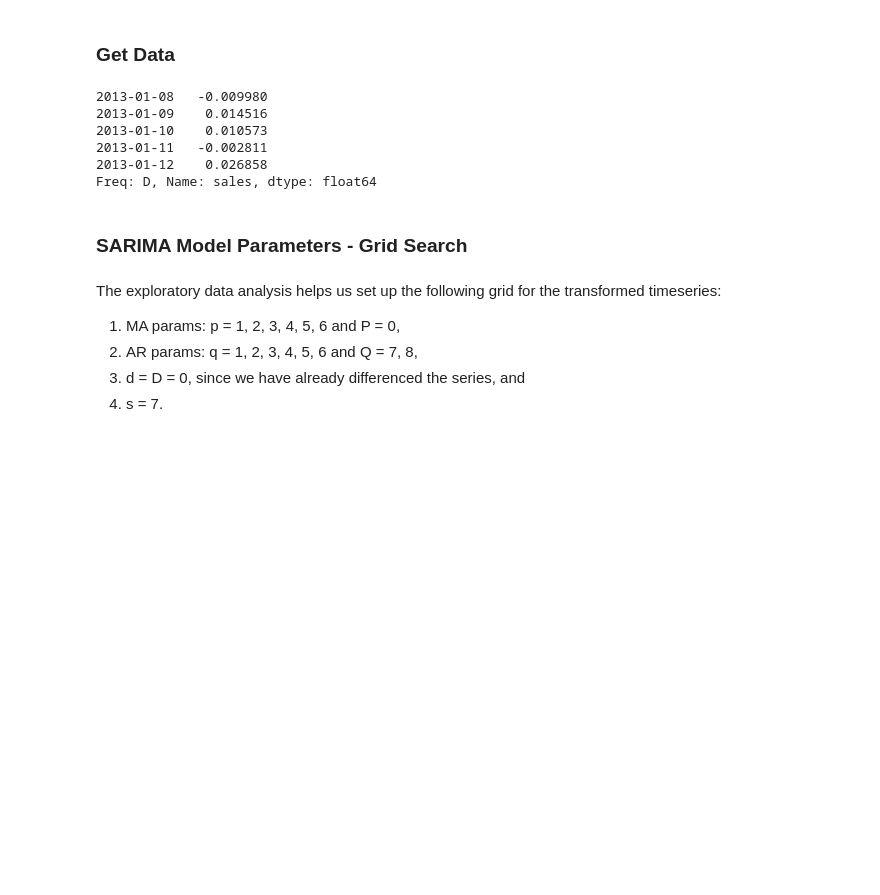
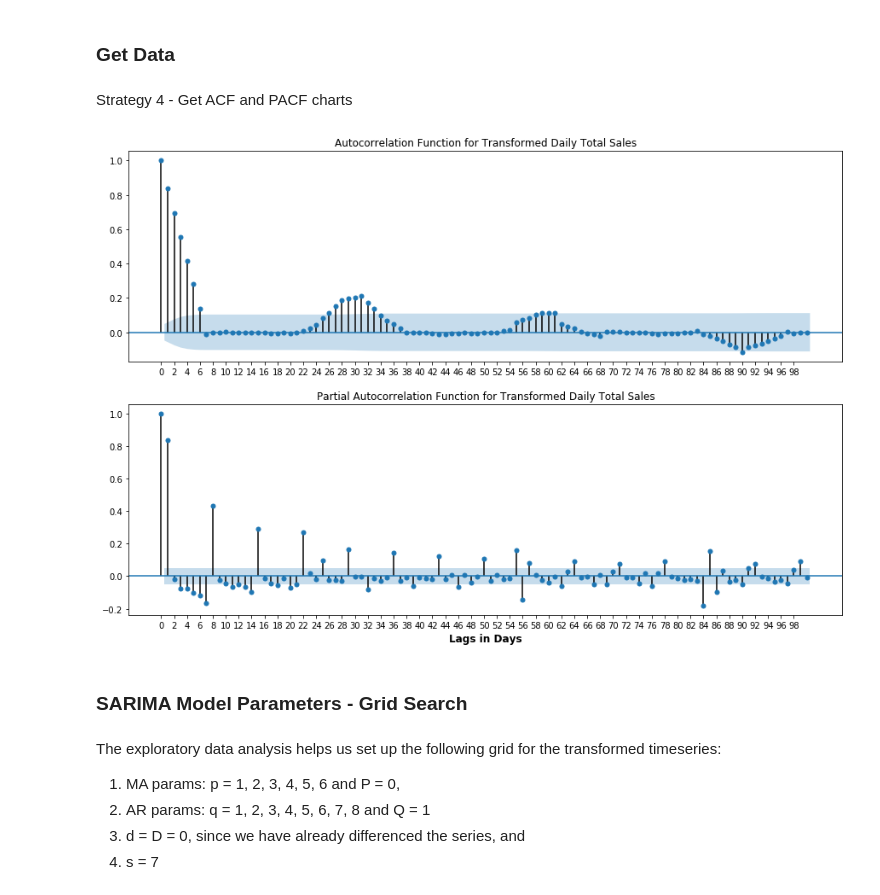
Before and after one commit to sanjeevgadre/Kaggle-Time-Series, a Jupyter notebook: SARIMA.ipynb, the cells around one changed output. Cells and saved outputs as stored; diff of their text form; code cells hidden in the pictures; blank space fills up the shorter version.

```diff
--- a/SARIMA.ipynb
+++ b/SARIMA.ipynb
@@ -14,34 +27,63 @@ from sklearn.metrics import mean_squared_error
 # %% [markdown]
 ### Get Data
+# %%
+train = pd.read_csv('./data/train.csv')
+
+n_train = np.int(0.9*len(train.date.unique()))                   # The ratio to split the date range
+trg_dates = list(train.groupby('date').groups.keys())[:n_train]  # List of dates to include in train subset
+val_dates = list(train.groupby('date').groups.keys())[n_train:]  # List of dates to inclide in val subset
+
+trg_idx = []
+for date in trg_dates:
+    idx = train.groupby('date').get_group(date).index
+    trg_idx.append(idx)
+trg_idx = list(itertools.chain(*trg_idx))               # List of element indices to include in train subset
+
+val_idx = []
+for date in val_dates:
+    idx = train.groupby('date').get_group(date).index
+    val_idx.append(idx)
+
+val_idx = list(itertools.chain(*val_idx))               # List of element indices to include in val subset
+
+random.seed(1970)
+stores = random.sample(range(11), 2)    # Choosing 2 of the 10 stores randonly
+items = random.sample(range(51), 5)     # Choosing 5 of the 50 items randomly
+# %% [markdown]
+Strategy 4 - Get ACF and PACF charts
 # %%
-train = pd.read_csv('./data/train.csv')
-
 '''Setting up the log transformed and differenced timeseries of daily sales across all stores. This step is the
 result of the exploratory data analysis.'''
 
-dailysales = np.log(train.groupby('date')['sales'].sum()).diff(7)
+dailysales = np.log(train.loc[trg_idx].groupby('date')['sales'].sum()).diff(7)
 dailysales = dailysales.dropna()
 
 # Explicitly setting the DatetimeIndex frequency
 dailysales.index = pd.DatetimeIndex(dailysales.index.values, freq = 'D')
 
-dailysales.head()
+fig, (ax1, ax2) = plt.subplots(nrows = 2, figsize = (15, 10))
+
+tsaplots.plot_acf(dailysales, ax = ax1, alpha = 0.05, lags = 100,
+                  title = 'Autocorrelation Function for Transformed Daily Total Sales')
+tsaplots.plot_pacf(dailysales, ax = ax2, alpha = 0.05, lags = 100,
+                   title = 'Partial Autocorrelation Function for Transformed Daily Total Sales')
+
+ax1.set_xticks(np.arange(0, 100, 2))
+ax2.set_xticks(np.arange(0, 100, 2))
+ax2.set_xlabel('Lags in Days', fontsize = '12', fontweight = 'bold')
+
+plt.show()
 # %% [output]
-2013-01-08   -0.009980
-2013-01-09    0.014516
-2013-01-10    0.010573
-2013-01-11   -0.002811
-2013-01-12    0.026858
-Freq: D, Name: sales, dtype: float64
+[figure, added]
 # %% [markdown]
 ### SARIMA Model Parameters - Grid Search
 # %% [markdown]
 The exploratory data analysis helps us set up the following grid for the transformed timeseries:
 <ol>
     <li>MA params: p = 1, 2, 3, 4, 5, 6 and P = 0,
-    <li>AR params: q = 1, 2, 3, 4, 5, 6 and Q = 7, 8,
+    <li>AR params: q = 1, 2, 3, 4, 5, 6, 7, 8 and Q = 1
     <li>d = D = 0, since we have already differenced the series, and
-    <li>s = 7.
+    <li>s = 7
 </ol>
 # %%
 # Set the parameter grid
```
Also changed, not shown: parts of 4 cells of this notebook.
